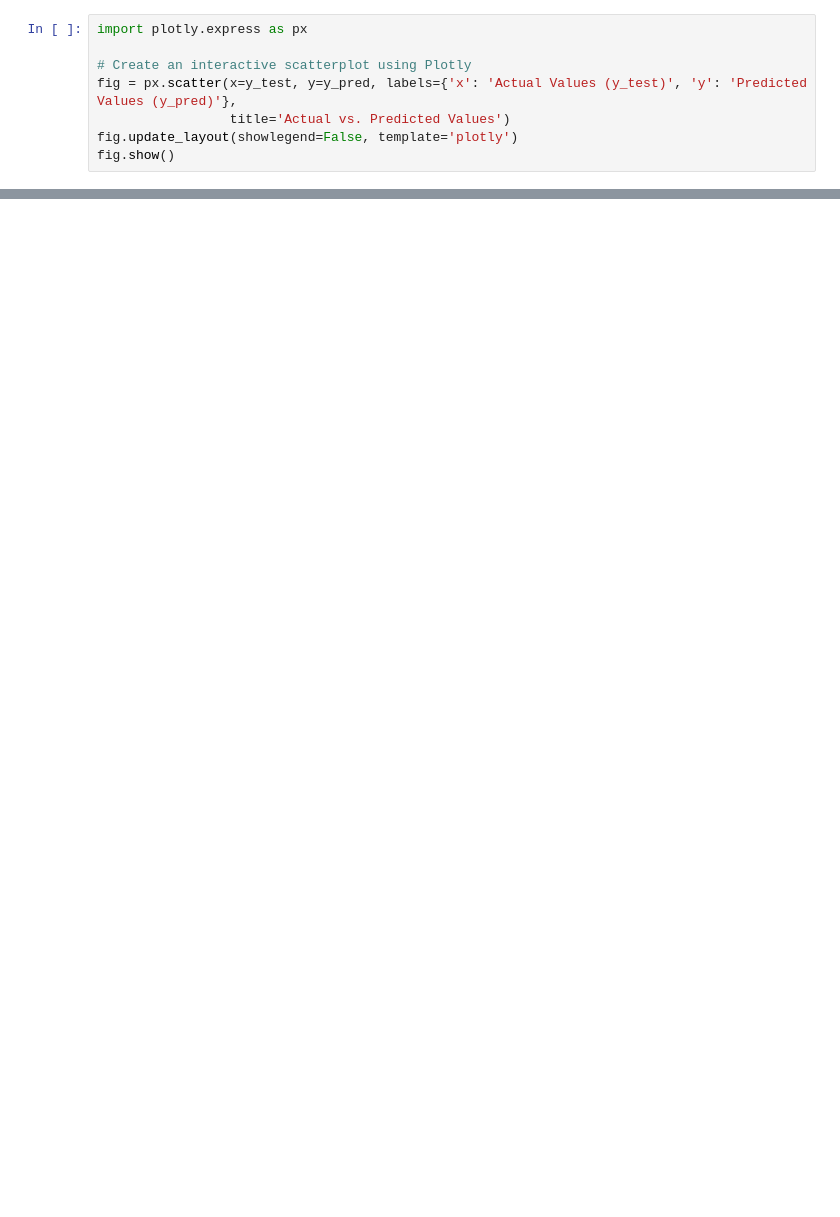
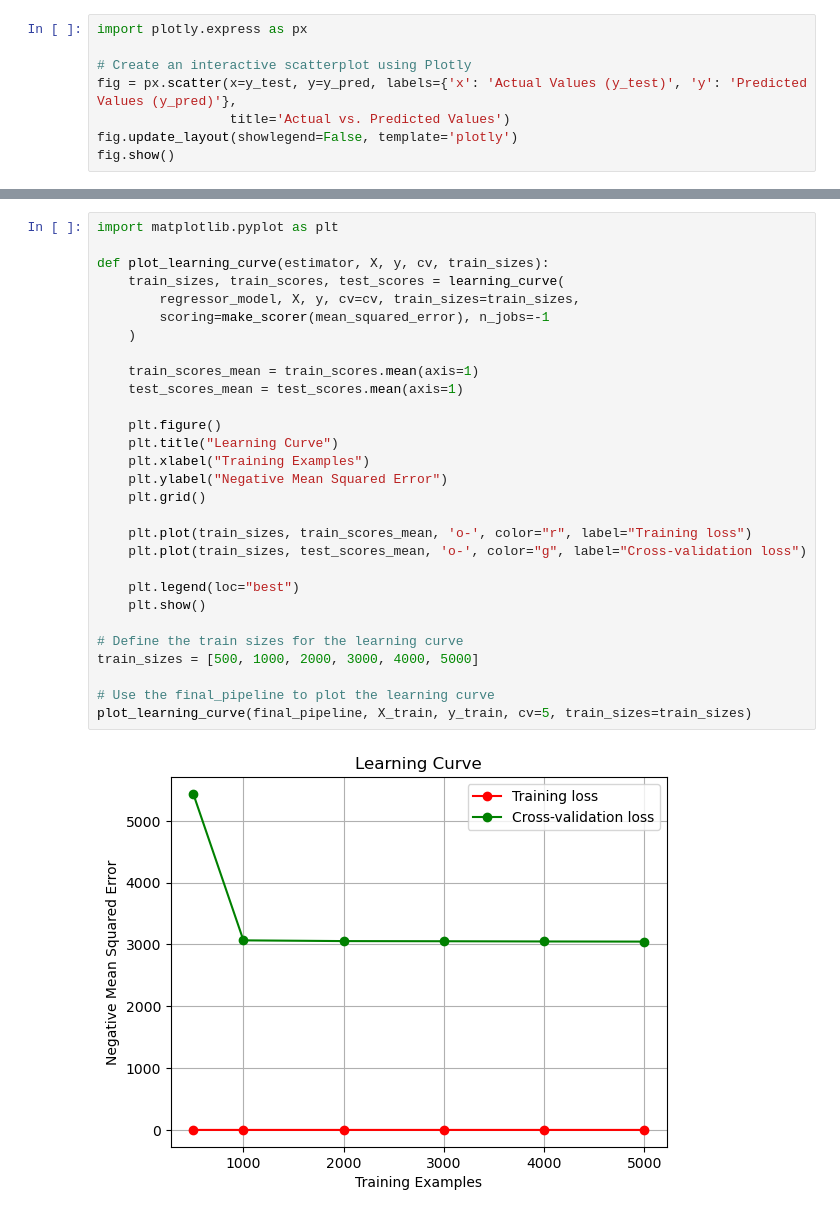
Before and after one commit to skyler22wilson/final_project, a Jupyter notebook: notebooks/customer_ltv_regression.ipynb, the cells around one changed output, grey strips where cells are left out. Drawn from its saved outputs; the diff is of its cells as text; blank space fills up the shorter version.

Commit message:
finalized the models, provided some visualizations to help with actionable insights

```diff
--- a/notebooks/customer_ltv_regression.ipynb
+++ b/notebooks/customer_ltv_regression.ipynb
@@ -196,0 +212,31 @@ No data for colormapping provided via 'c'. Parameters 'vmin', 'vmax' will be ign
+# %%
+import matplotlib.pyplot as plt
+
+def plot_learning_curve(estimator, X, y, cv, train_sizes):
+    train_sizes, train_scores, test_scores = learning_curve(
+        regressor_model, X, y, cv=cv, train_sizes=train_sizes,
+        scoring=make_scorer(mean_squared_error), n_jobs=-1
+    )
+
+    train_scores_mean = train_scores.mean(axis=1)
+    test_scores_mean = test_scores.mean(axis=1)
+
+    plt.figure()
+    plt.title("Learning Curve")
+    plt.xlabel("Training Examples")
+    plt.ylabel("Negative Mean Squared Error")
+    plt.grid()
+
+    plt.plot(train_sizes, train_scores_mean, 'o-', color="r", label="Training loss")
+    plt.plot(train_sizes, test_scores_mean, 'o-', color="g", label="Cross-validation loss")
+
+    plt.legend(loc="best")
+    plt.show()
+
+# Define the train sizes for the learning curve
+train_sizes = [500, 1000, 2000, 3000, 4000, 5000]
+
+# Use the final_pipeline to plot the learning curve
+plot_learning_curve(final_pipeline, X_train, y_train, cv=5, train_sizes=train_sizes)
+# %% [output]
+[figure, added]
```
Also changed, not shown: parts of 9 cells of this notebook, 9 other files.
